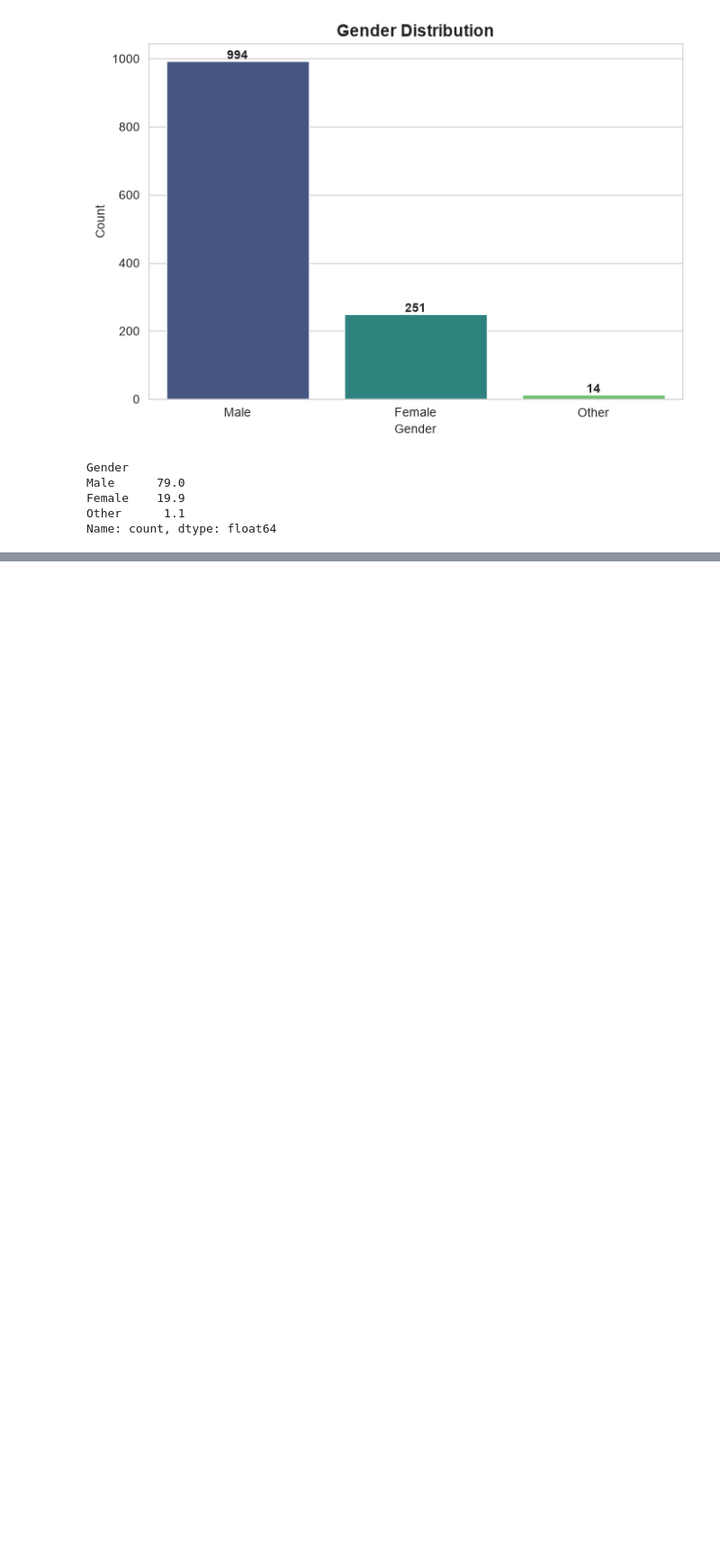
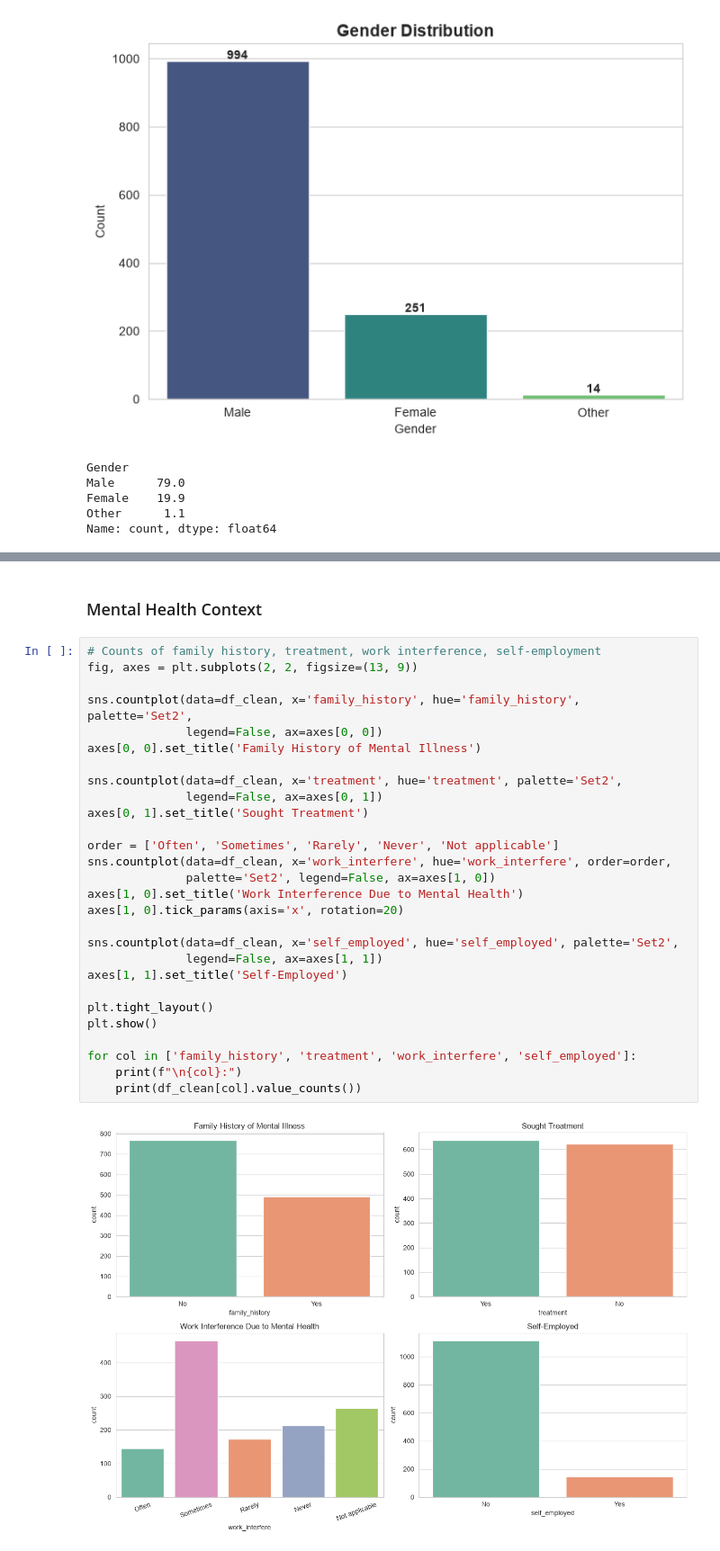
Before and after one commit to Engineer-purvesh18/Mental_Health_Analysis, a Jupyter notebook: analysis.ipynb, the cells around one changed output, grey strips where cells are left out. Shown at 90% size. Drawn from its saved outputs; the diff is of its cells as text; blank space fills up the shorter version.

```diff
--- a/analysis.ipynb
+++ b/analysis.ipynb
@@ -192,0 +220,32 @@ Name: count, dtype: float64
+# %% [markdown]
+### Mental Health Context
+# %%
+# Counts of family history, treatment, work interference, self-employment
+fig, axes = plt.subplots(2, 2, figsize=(13, 9))
+
+sns.countplot(data=df_clean, x='family_history', hue='family_history', palette='Set2',
+              legend=False, ax=axes[0, 0])
+axes[0, 0].set_title('Family History of Mental Illness')
+
+sns.countplot(data=df_clean, x='treatment', hue='treatment', palette='Set2',
+              legend=False, ax=axes[0, 1])
+axes[0, 1].set_title('Sought Treatment')
+
+order = ['Often', 'Sometimes', 'Rarely', 'Never', 'Not applicable']
+sns.countplot(data=df_clean, x='work_interfere', hue='work_interfere', order=order,
+              palette='Set2', legend=False, ax=axes[1, 0])
+axes[1, 0].set_title('Work Interference Due to Mental Health')
+axes[1, 0].tick_params(axis='x', rotation=20)
+
+sns.countplot(data=df_clean, x='self_employed', hue='self_employed', palette='Set2',
+              legend=False, ax=axes[1, 1])
+axes[1, 1].set_title('Self-Employed')
+
+plt.tight_layout()
+plt.show()
+
+for col in ['family_history', 'treatment', 'work_interfere', 'self_employed']:
+    print(f"\n{col}:")
+    print(df_clean[col].value_counts())
+# %% [output]
+[figure, added]
```
Also changed, not shown: parts of 3 cells of this notebook.
